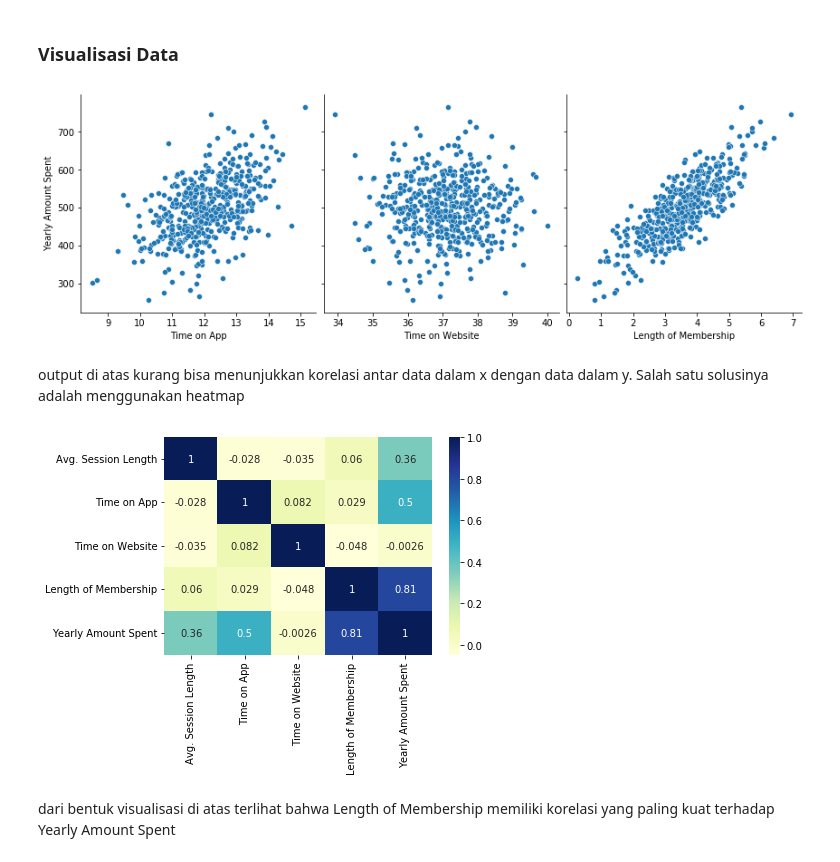
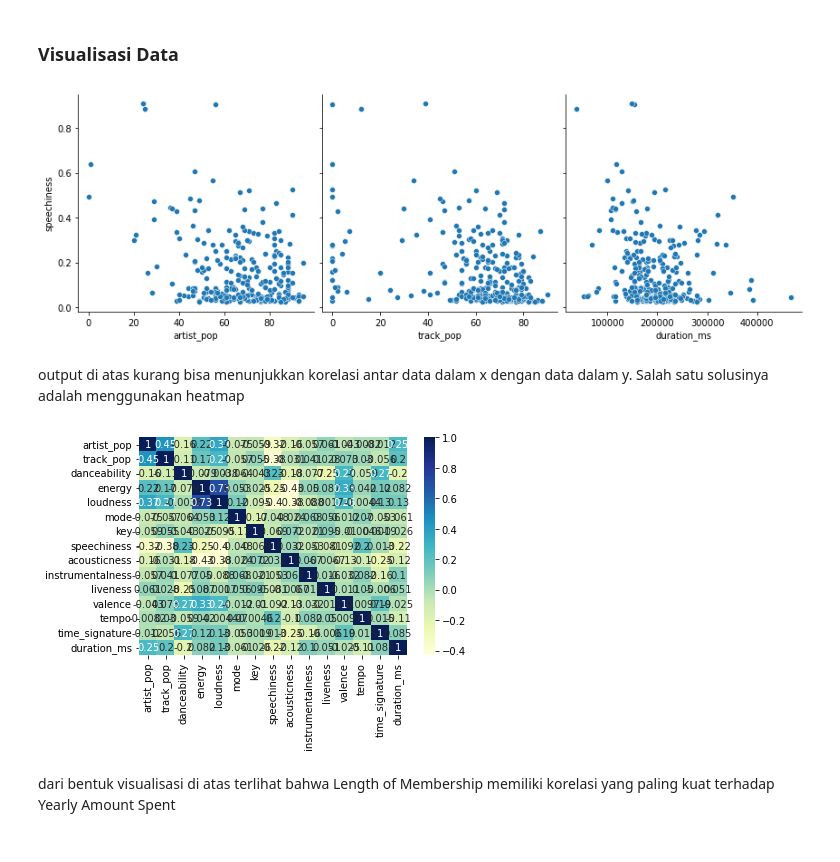
Before and after one commit to SnapeSnoop/MachineLearning, a Jupyter notebook: MLP4.ipynb, the cells around one changed output. Cells and saved outputs as stored; diff of their text form; code cells hidden in the pictures.

```diff
--- a/MLP4.ipynb
+++ b/MLP4.ipynb
@@ -24,5 +30,5 @@ import pandas as pd
 # %%
 # baca data
-data = pd.read_csv('dataset.csv')
+data = pd.read_csv('TikTok_songs_2020.csv')
 data.head()
 # %% [output]
@@ -75,18 +83,18 @@ import matplotlib.pyplot as plt
 import seaborn as sns
 # %%
 # operasi visualisasi
-sns.pairplot(data, x_vars=['Time on App', 'Time on Website','Length of Membership'],
-             y_vars='Yearly Amount Spent', size=4, aspect=1, kind='scatter')
+sns.pairplot(data, x_vars=['artist_pop','track_pop','duration_ms'],
+             y_vars='speechiness', size=4, aspect=1, kind='scatter')
 plt.show()
 # %% [output]
-[figure, old version]
+[figure, new version]
 # %% [markdown]
 output di atas kurang bisa menunjukkan korelasi antar data dalam x dengan data dalam y. Salah satu solusinya adalah menggunakan heatmap
 # %%
 sns.heatmap(data.corr(), cmap="YlGnBu", annot = True)
 plt.show()
 # %% [output]
-[figure, old version]
+[figure, new version]
 # %% [markdown]
 dari bentuk visualisasi di atas terlihat bahwa Length of Membership memiliki korelasi yang paling kuat terhadap Yearly Amount Spent
 # %% [markdown]
```
Also changed, not shown: parts of 13 cells of this notebook.
